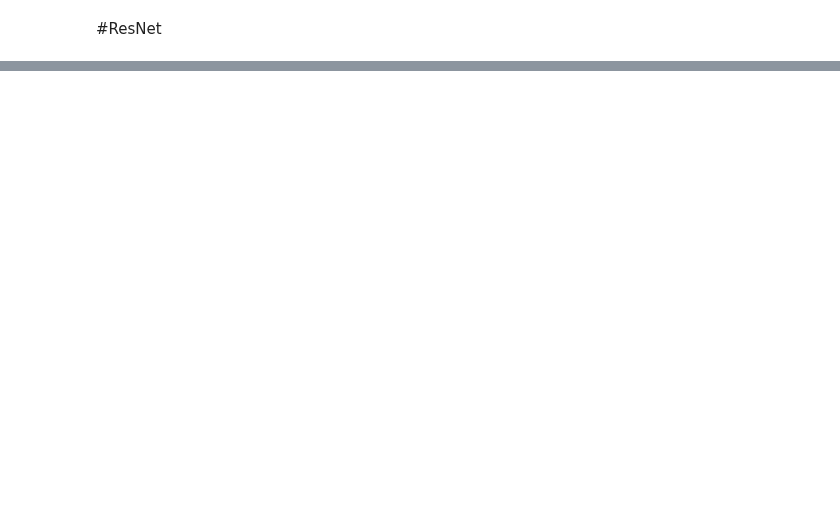
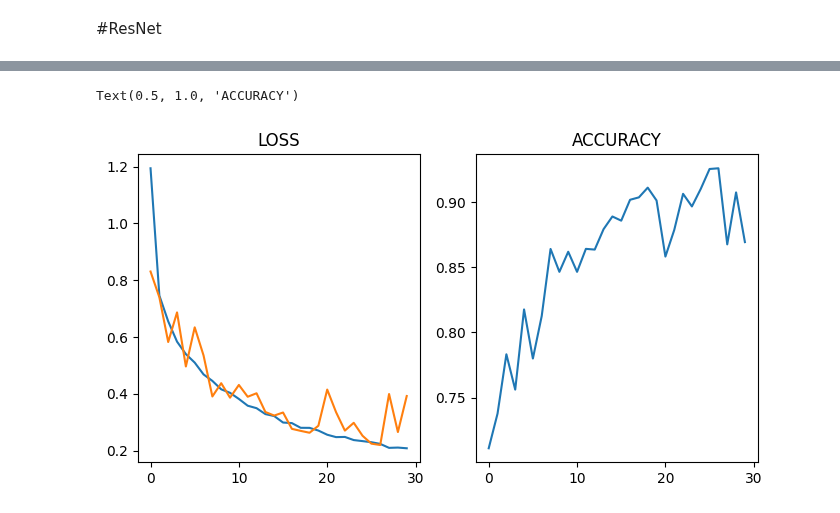
Before and after one commit to piq-13/ml_projects, a Jupyter notebook: EuroSAT/EuroSAT_model.ipynb, the cells around one changed output, grey strips where cells are left out. Cells and saved outputs as stored; diff of their text form; code cells hidden in the pictures; blank space fills up the shorter version.

Commit message:
Added DenseNet

```diff
--- a/EuroSAT/EuroSAT_model.ipynb
+++ b/EuroSAT/EuroSAT_model.ipynb
@@ -578,7 +472,7 @@ Text(0.5, 1.0, 'ACCURACY')
 # %%
 from torch import nn
 
-class Block(nn.Module):
+class ResBlock(nn.Module):
     def __init__(self, in_channels, out_channels, stride=1):
         super().__init__()
 
@@ -637,25 +531,25 @@ class ResNet(nn.Module):
             self.make_layer(
                 in_channels=in_channels,
                 out_channels=64,
-                block=Block,
+                block=ResBlock,
                 n_blocks=2,
                 stride=1),
             self.make_layer(
                 in_channels=64,
                 out_channels=128,
-                block=Block,
+                block=ResBlock,
                 n_blocks=2,
                 stride=2),
             self.make_layer(
                 in_channels=128,
                 out_channels=256,
-                block=Block,
+                block=ResBlock,
                 n_blocks=2,
                 stride=2),
             self.make_layer(
                 in_channels=256,
                 out_channels=512,
-                block=Block,
+                block=ResBlock,
                 n_blocks=2,
                 stride=2)
         )
@@ -776,0 +778,24 @@ Text(0.5, 1.0, 'ACCURACY')
+# %%
+model = DenseNet(in_channels=3, hidden_channels=8, out_features=10, n_dense_layers=5, n_dense_blocks=3, k=8).to(device)
+# %%
+from tqdm import tqdm
+
+epochs = 30
+optimizer = torch.optim.AdamW(params=model.parameters(), lr=0.0001, weight_decay=0.00001)
+loss_fn = nn.CrossEntropyLoss()
+train_loss_list = list()
+test_loss_list = list()
+test_acc_list = list()
+
+for epoch in tqdm(range(epochs)):
+    res_train = train_step(model=model,
+                           data_loader=train_dataloader,
+                           loss_fn=loss_fn,
+                           optimizer=optimizer)
+    train_loss_list.append(res_train['Loss'])
+    res_test = test_step(model=model,
+                           data_loader=test_dataloader,
+                           loss_fn=loss_fn)
+    test_loss_list.append(res_test['Loss'])
+    test_acc_list.append(res_test['Acc'])
+    print(f"\nEPOCH: {epoch} \n TRAIN Loss: {res_train['Loss']} \n TEST Loss: {res_test['Loss']}\n TEST Acc: {res_test['Acc']*100:.2f}%")
@@ -776,0 +852,13 @@ Text(0.5, 1.0, 'ACCURACY')
+# %%
+from torch.autograd import set_multithreading_enabled
+import matplotlib.pyplot as plt
+
+fig, ax = plt.subplots(1,2, figsize=(8,4))
+ax[0].plot(train_loss_list)
+ax[0].plot(test_loss_list)
+ax[0].set_title("LOSS")
+ax[1].plot(test_acc_list)
+ax[1].set_title("ACCURACY")
+# %% [output]
+Text(0.5, 1.0, 'ACCURACY')
+[figure, added]
```
Also changed, not shown: parts of 9 cells of this notebook.
